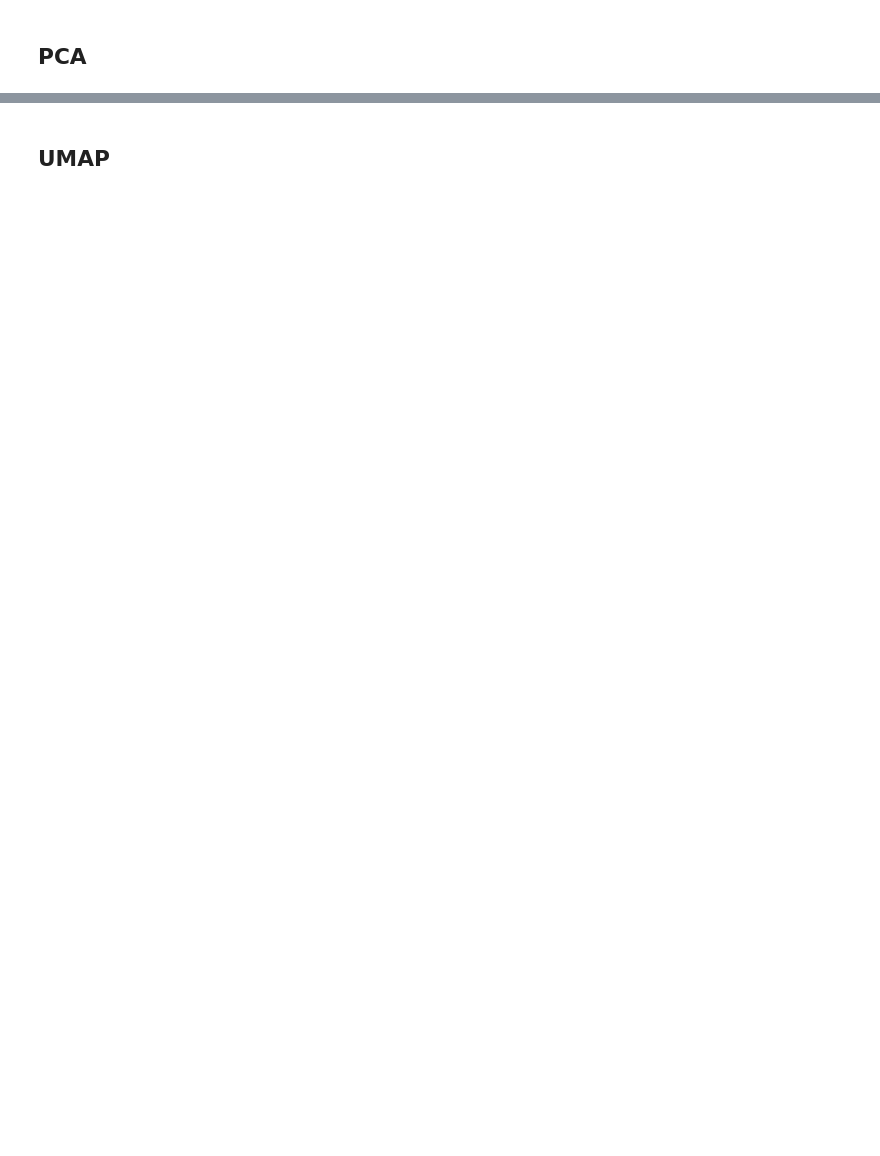
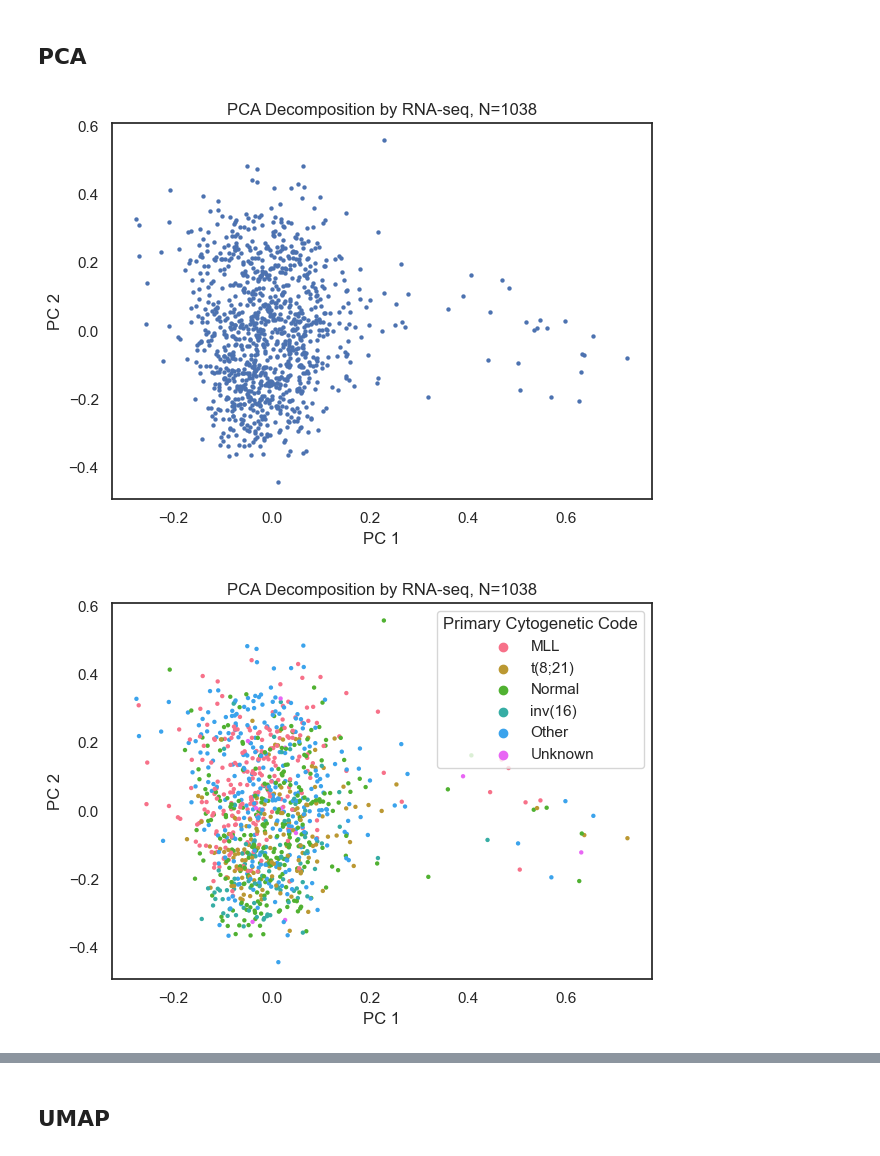
Before and after one commit to sckaff/pediatric-aml-analysis, a Jupyter notebook: Code/Assignment_2.ipynb, the cells around one changed output, grey strips where cells are left out. Cells and saved outputs as stored; diff of their text form; code cells hidden in the pictures; blank space fills up the shorter version.

```diff
--- a/Code/Assignment_2.ipynb
+++ b/Code/Assignment_2.ipynb
@@ -196,7 +166,7 @@ methylcheck.beta_density_plot(data, full_range=True, plot_title="Density Plot")
 # %%
 # Fit PCA
 pca_decomp = PCA(random_state=42, n_components=2)
-data_PCs = pca_decomp.fit_transform(data)
+data_PCs = pca_decomp.fit_transform(log_scaled_data.T)
 # %%
 def draw_PCAplot(score, hue=None):
 
@@ -218,7 +188,7 @@ def draw_PCAplot(score, hue=None):
                     data=clinical, hue=hue)
 
     # Define plot specs
-    plt.title("PCA Decomposition by RNA-seq",
+    plt.title("PCA Decomposition by RNA-seq, N=1038",
                fontsize = 12)
 
     plt.xlabel("PC 1")
@@ -226,10 +196,20 @@ def draw_PCAplot(score, hue=None):
     plt.tight_layout()
 
     # Save figure
-    #plt.savefig('test' + title + '.png',
-    #bbox_inches='tight', dpi=300)
+    if(hue):
+        title = hue
+        plt.savefig('../Plots/PCA_by_' + title + '.png',
+        bbox_inches='tight', dpi=300)
+    else:
+        plt.savefig('../Plots/PCA.png',
+        bbox_inches='tight', dpi=300)
 
     return(plt.show())
 # %%
 draw_PCAplot(data_PCs)
 draw_PCAplot(data_PCs, hue="Primary Cytogenetic Code")
+draw_PCAplot(data_PCs, hue="Vital Status")
+draw_PCAplot(data_PCs, hue="Gender")
+# %% [output]
+[figure, added]
+[figure, added]
```
Also changed, not shown: parts of 12 cells of this notebook, 9 other files.
